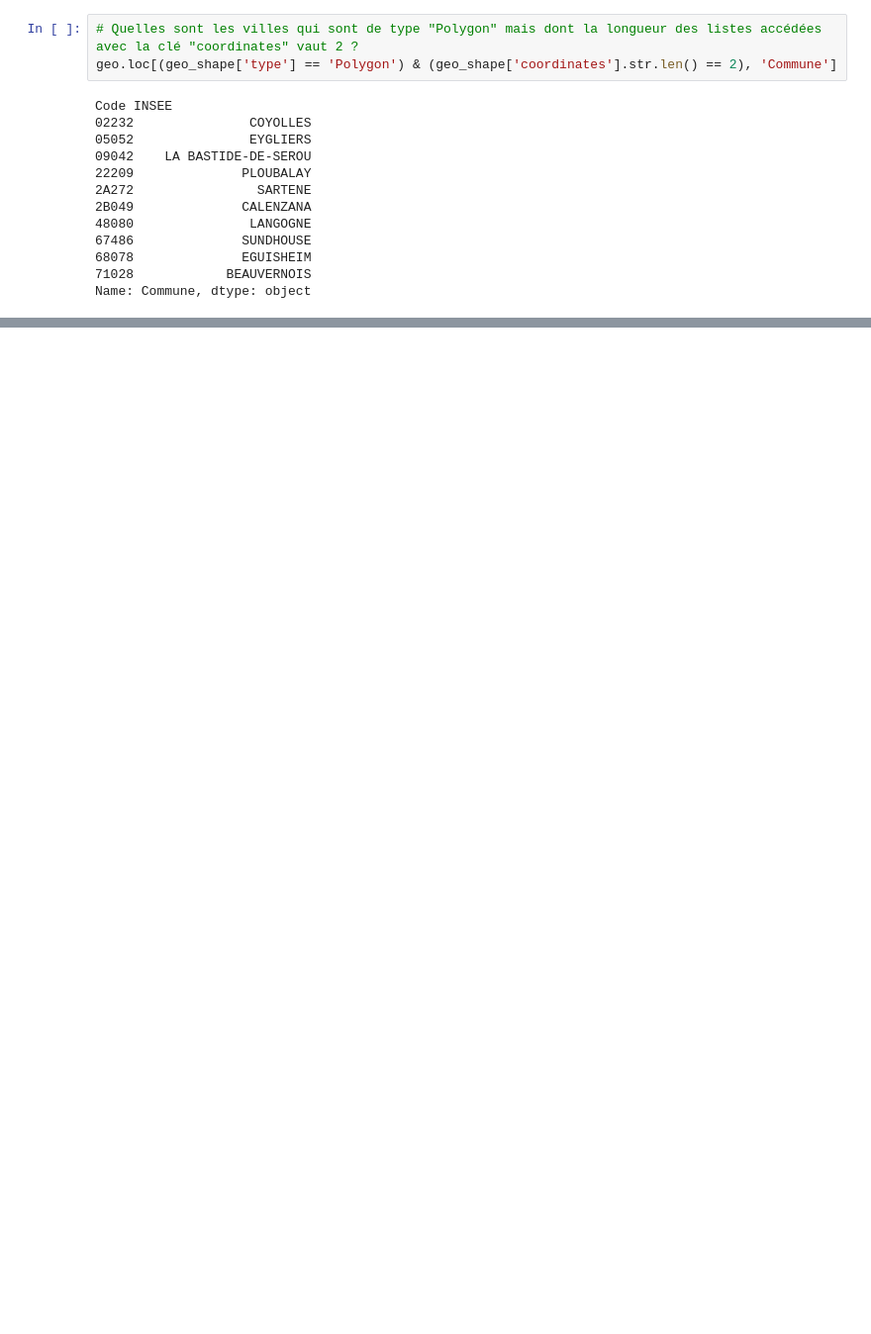
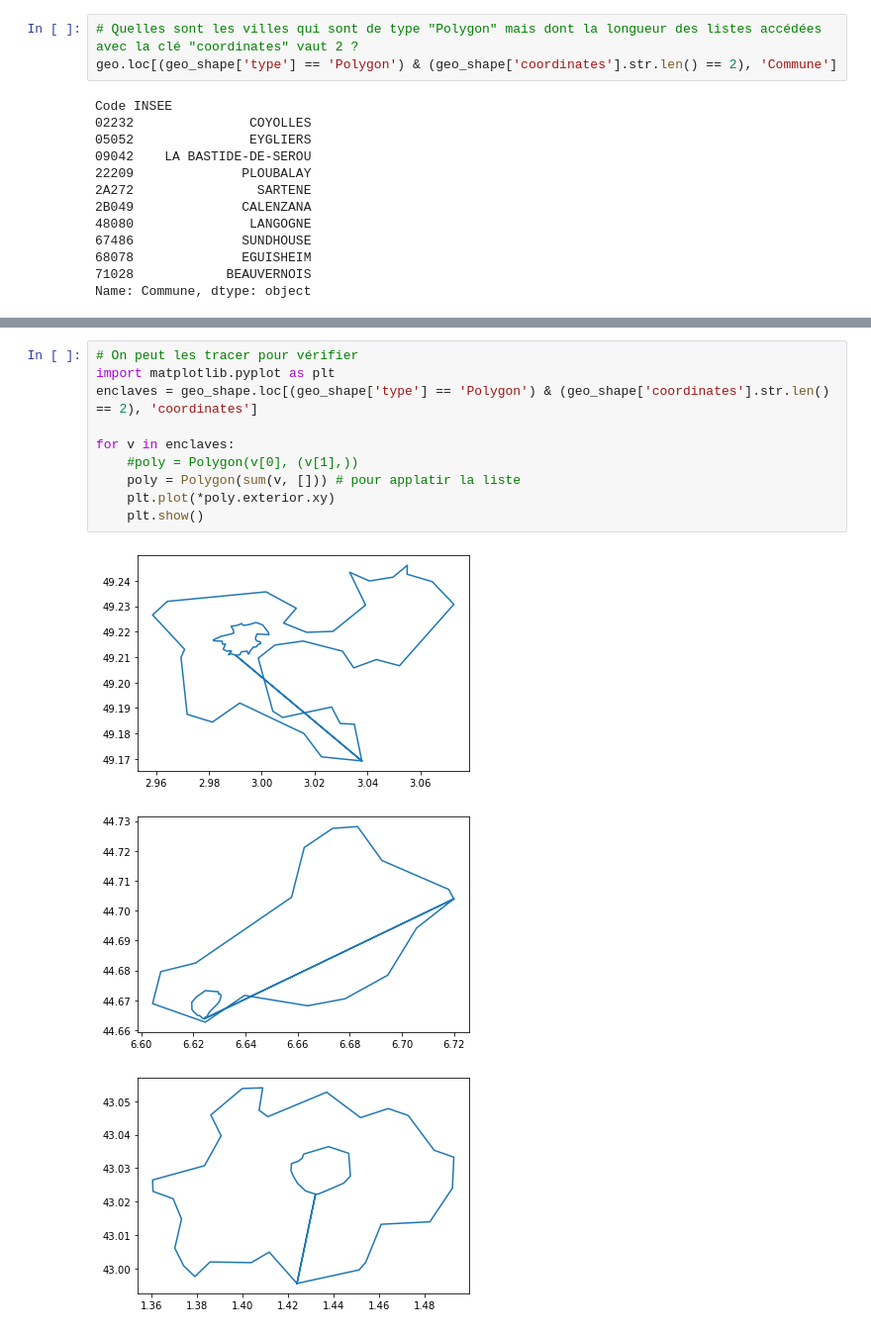
Before and after one commit to Kit-Data-Science-Telecom-2021-2022/Pierre_DalBianco_Exo_INFMDI721, a Jupyter notebook: exercices2/projet2.ipynb, the cells around one changed output, grey strips where cells are left out. Shown: that part at 99% size. Cells and saved outputs as stored; diff of their text form; blank space fills up the shorter version.

```diff
--- a/exercices2/projet2.ipynb
+++ b/exercices2/projet2.ipynb
@@ -234,0 +267,14 @@ Name: Commune, dtype: object
+# %%
+# On peut les tracer pour vérifier
+import matplotlib.pyplot as plt
+enclaves = geo_shape.loc[(geo_shape['type'] == 'Polygon') & (geo_shape['coordinates'].str.len() == 2), 'coordinates']
+
+for v in enclaves:
+    #poly = Polygon(v[0], (v[1],))
+    poly = Polygon(sum(v, [])) # pour applatir la liste
+    plt.plot(*poly.exterior.xy)
+    plt.show()
+# %% [output]
+[figure, added]
+[figure, added]
+[figure, added]
```
Also changed, not shown: parts of 6 cells of this notebook.
